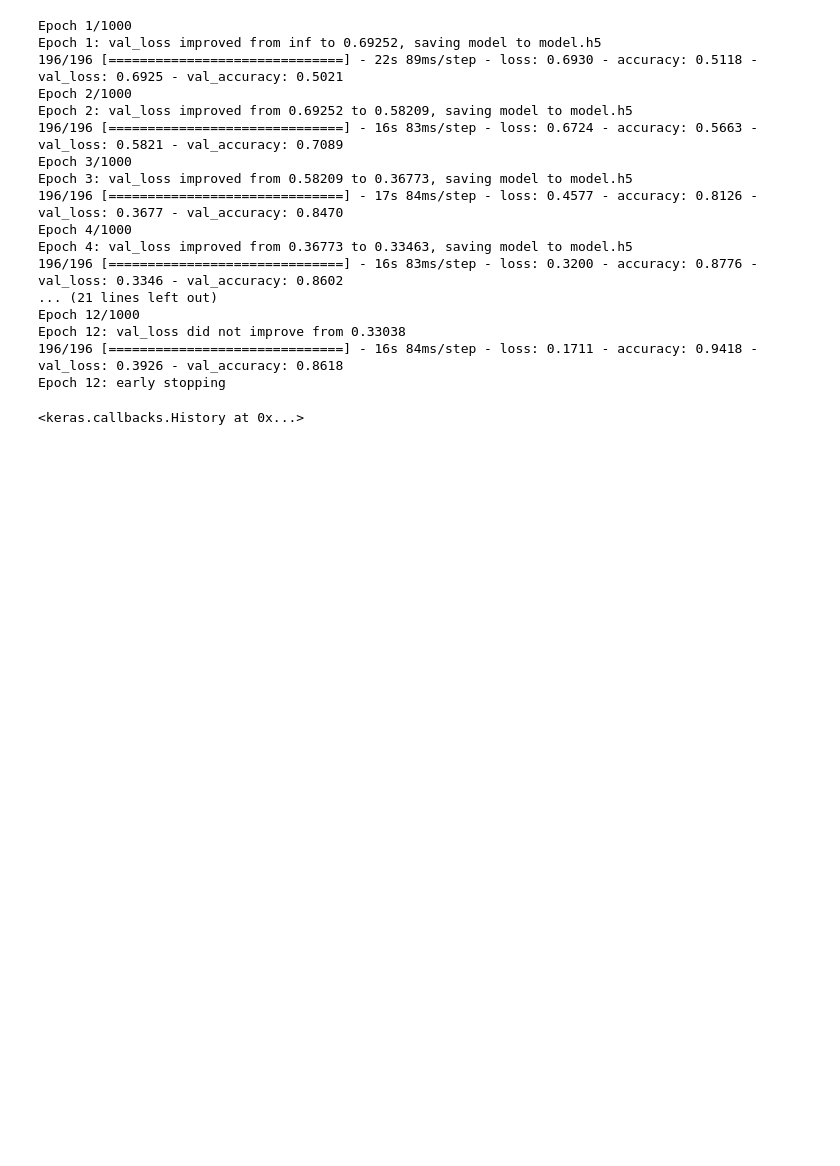
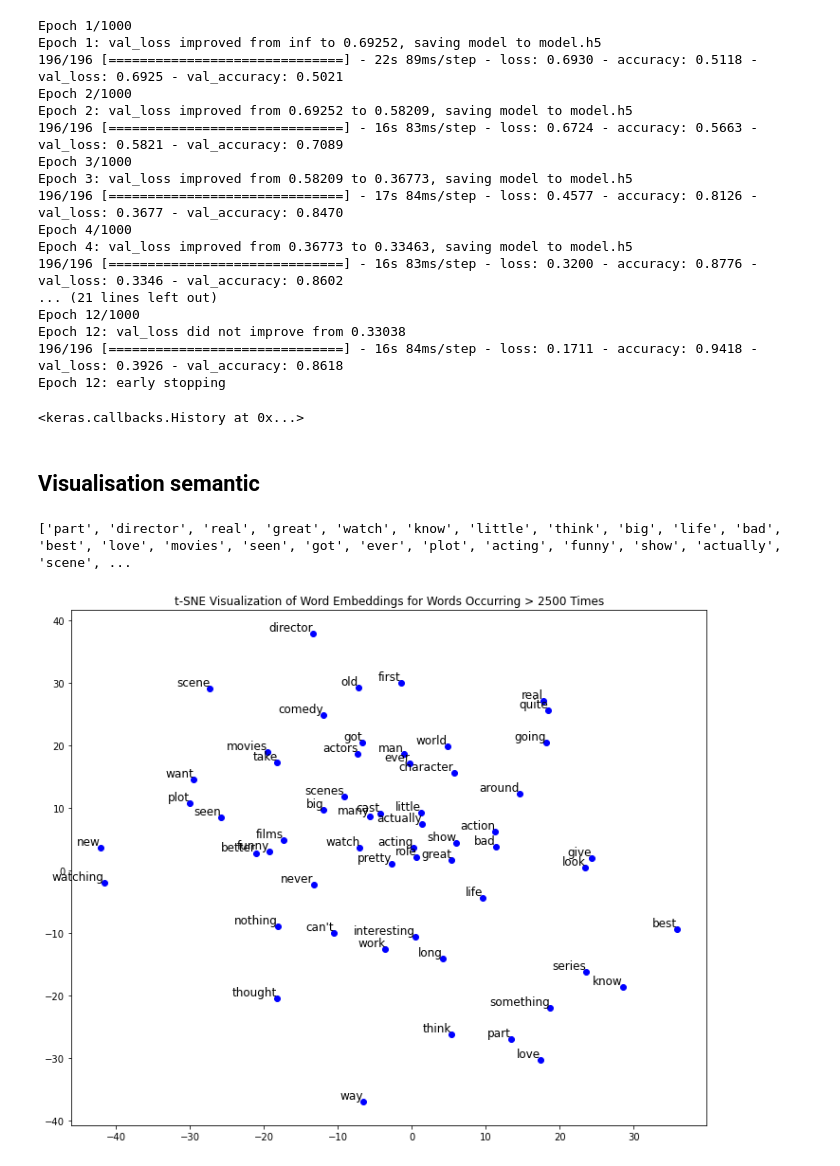
Before and after one commit to AntoineTSP/Advanced_ML, a Jupyter notebook: Embedding_imdb/LSTM.ipynb, the cells around one changed output. Cells and saved outputs as stored; diff of their text form; code cells hidden in the pictures; blank space fills up the shorter version.

Commit message:
Add T-SNE IMDB visualisation

```diff
--- a/Embedding_imdb/LSTM.ipynb
+++ b/Embedding_imdb/LSTM.ipynb
@@ -116,3 +117,5 @@ Epoch 12: val_loss did not improve from 0.33038
 196/196 [==============================] - 16s 84ms/step - loss: 0.1711 - accuracy: 0.9418 - val_loss: 0.3926 - val_accuracy: 0.8618
 Epoch 12: early stopping
 <keras.callbacks.History at 0x...>
+# %% [markdown]
+## Visualisation semantic
@@ -118,0 +126,17 @@ Epoch 12: early stopping
+# %%
+from keras.preprocessing.text import Tokenizer
+corpus=[]
+for i in range(X_train.shape[0]):
+    for word in X_train[i]:
+        if id_to_word[word] not in stop_words:
+            corpus.append([id_to_word[word]])
+
+min_word_frequency = 1
+tokenizer = Tokenizer()
+tokenizer.fit_on_texts(corpus)
+
+# Filter out less frequent words
+word_counts = tokenizer.word_counts
+tokenizer.word_index = {word: index for word, index in tokenizer.word_index.items() if word_counts[word] >= min_word_frequency}
+tokenizer.word_index[tokenizer.oov_token] = len(tokenizer.word_index) + 1  # Add "unknown" token
+total_words = len(tokenizer.word_index) + 1
@@ -118,0 +148,51 @@ Epoch 12: early stopping
+# %%
+model = tf.keras.models.load_model('model.h5')
+# %%
+import matplotlib.pyplot as plt
+# from TSNE_code.TSNE_utils import TSNE
+from sklearn.manifold import TSNE as sk_TSNE
+import numpy as np
+from sklearn.metrics import pairwise_distances
+
+#Filter words for plotting
+minimum = 2500
+maximum = 8000
+
+#Je récupère ma matrice d'embedding
+word_embeddings = model.layers[0].get_weights()[0]  # Your word embeddings matrix
+
+
+# Apply t-SNE to reduce dimensionality to 2D
+tsne = sk_TSNE(n_components=2, random_state=42, perplexity=30)
+embedded_words = tsne.fit_transform(word_embeddings)
+
+# tsne = TSNE(n_components=2, perplexity=30, adaptive_learning_rate=False, patience=50, n_iter=1000)
+# embedded_words = tsne.fit_transform(word_embeddings, reference_kl_divergence=tsne.kl_divergence_,
+#                                                    title='Sk-learn KL divergence', verbose=3)
+
+# Calculate pairwise distances between embedded words
+distances = pairwise_distances(embedded_words)
+
+# Plot the t-SNE visualization with labels for the top words
+plt.figure(figsize=(12, 10))
+
+selected_words = [word for word, count in tokenizer.word_counts.items() if  maximum > count > minimum]
+print(selected_words)
+
+# Define a colormap for the selected words based on distances
+# colors = plt.cm.rainbow(np.linspace(0, 1, len(selected_words)))
+
+for i, word in enumerate(selected_words):
+    index = tokenizer.word_index.get(word)
+    if index is not None:
+        x, y = embedded_words[index, :]
+        #color = colors[i]
+        plt.scatter(x, y, label=word, color='blue')
+        plt.text(x, y, word, fontsize=12, ha='right', va='bottom', color='black')
+
+plt.title(f't-SNE Visualization of Word Embeddings for Words Occurring > {minimum} Times')
+# plt.legend(title='Selected Words', loc='center right', bbox_to_anchor=(1, 0.5), fontsize='large')
+plt.show()
+# %% [output]
+['part', 'director', 'real', 'great', 'watch', 'know', 'little', 'think', 'big', 'life', 'bad', 'best', 'love', 'movies', 'seen', 'got', 'ever', 'plot', 'acting', 'funny', 'show', 'actually', 'scene', ...
+[figure, added]
```
Also changed, not shown: parts of 6 cells of this notebook, 2 other files.
